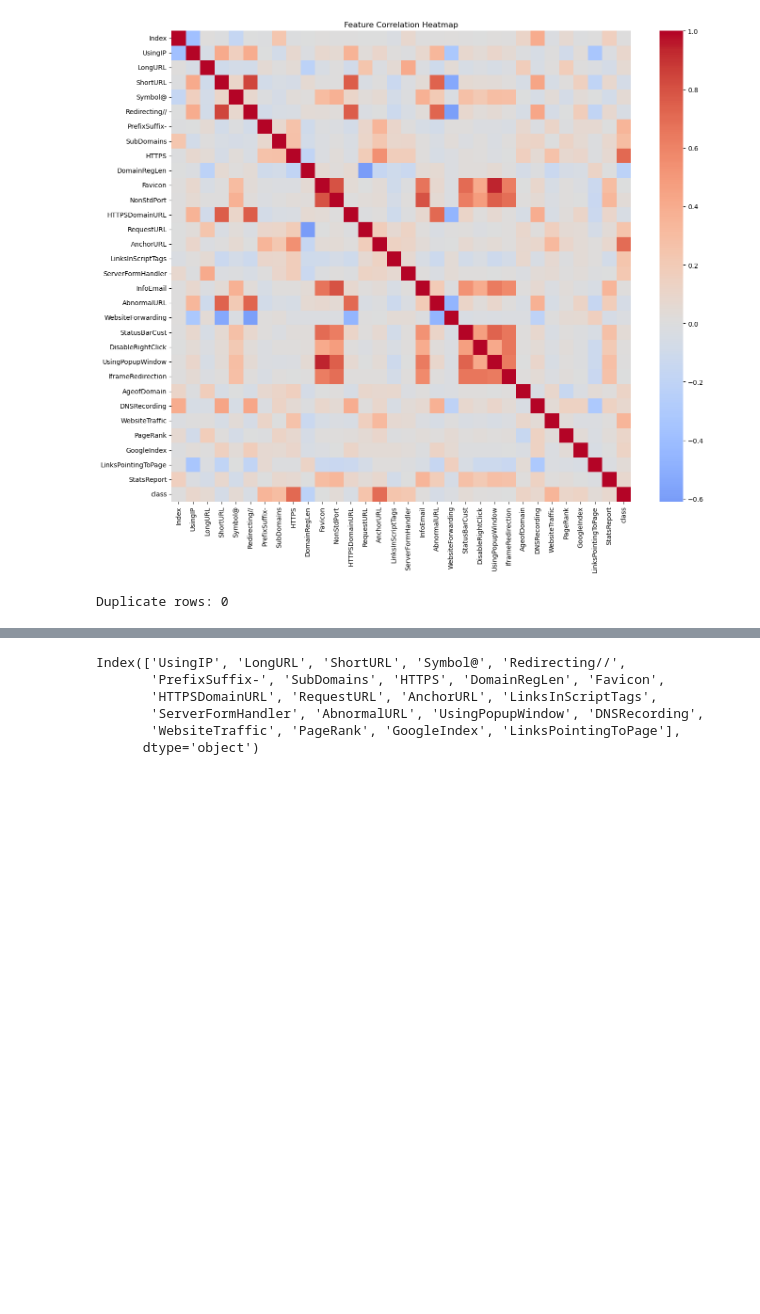
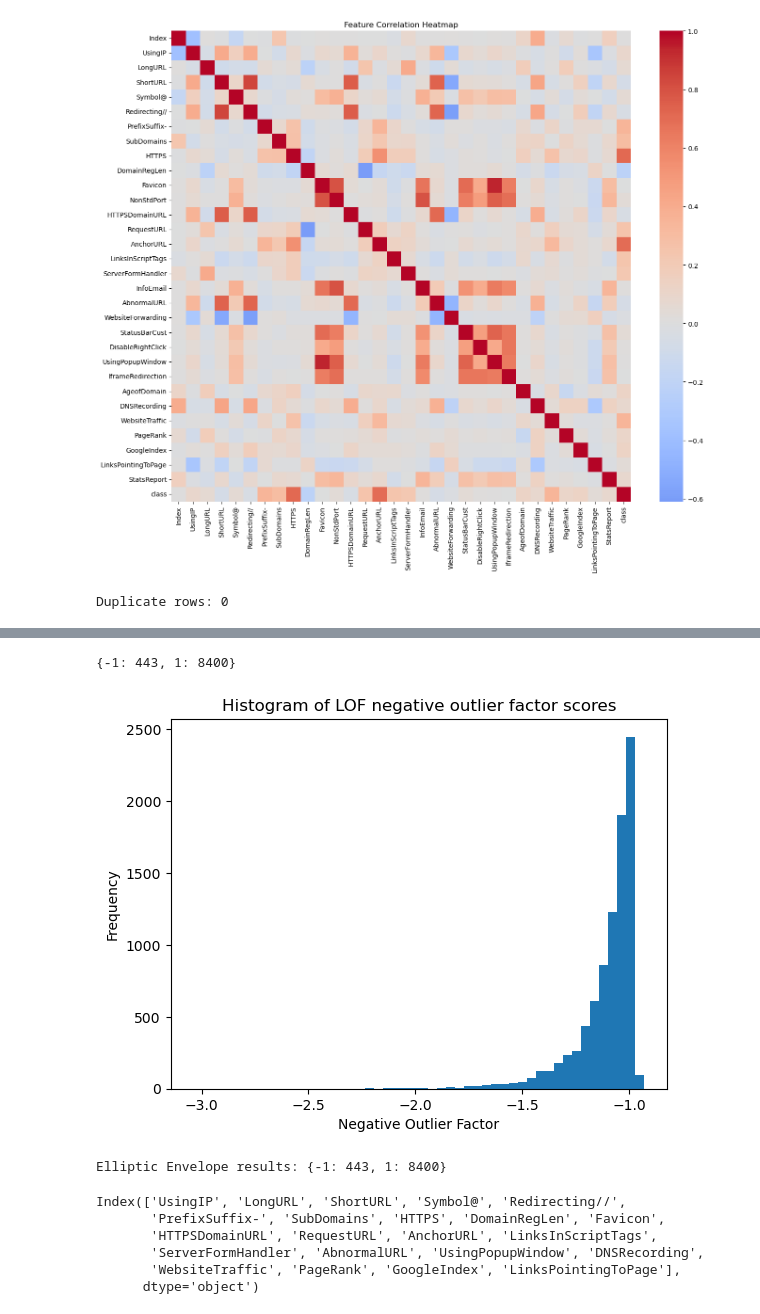
Before and after one commit to abedassi2001/CyberSecurity-PipeLine, a Jupyter notebook: PipeLineCode.ipynb, the cells around one changed output, grey strips where cells are left out. Saved outputs shown, nothing was run; the diff lists cells and outputs as text; code cells hidden in the pictures; blank space fills up the shorter version.

Commit message:
added other methods to find outliers

```diff
--- a/PipeLineCode.ipynb
+++ b/PipeLineCode.ipynb
@@ -168,3 +197,40 @@ plt.show()
+# %%
+from sklearn.neighbors import LocalOutlierFactor
+import numpy as np
+
+# Create LOF model
+# Note: LOF doesn't have a fit_predict split; it fits and predicts in one call
+lof = LocalOutlierFactor(n_neighbors=20, contamination=0.05)  # contamination = expected outlier fraction
+
+# Fit and predict on the training data
+y_pred = lof.fit_predict(X_train_scaled)  # +1 = inlier, -1 = outlier
+
+# Count the inliers and outliers
+unique, counts = np.unique(y_pred, return_counts=True)
+print(dict(zip(unique, counts)))
+
+# LOF negative outlier factor (lower means more abnormal)
+scores = lof.negative_outlier_factor_
+
+# Visualize anomaly scores histogram
+plt.hist(scores, bins=50)
+plt.title('Histogram of LOF negative outlier factor scores')
+plt.xlabel('Negative Outlier Factor')
+plt.ylabel('Frequency')
+plt.show()
+# %% [output]
+{-1: 443, 1: 8400}
+[figure, added]
+# %%
+from sklearn.covariance import EllipticEnvelope
+
+clf = EllipticEnvelope(contamination=0.05)
+clf.fit(X_train_scaled)
+y_pred = clf.predict(X_train_scaled)  # -1 anomaly, 1 normal
+print("Elliptic Envelope results:", dict(zip(*np.unique(y_pred, return_counts=True))))
+ # wont work   on this dataset, as it assumes Gaussian distribution of features
+# %% [output]
+Elliptic Envelope results: {-1: 443, 1: 8400}
 # %%
 features_to_remove = [
     'Index',               # Just a row ID
```
Also changed, not shown: parts of 25 cells of this notebook.
